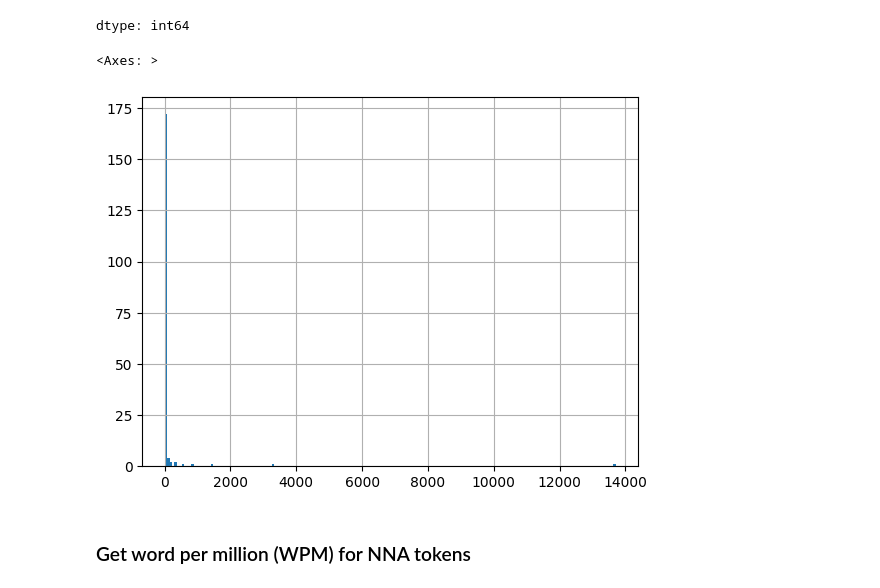
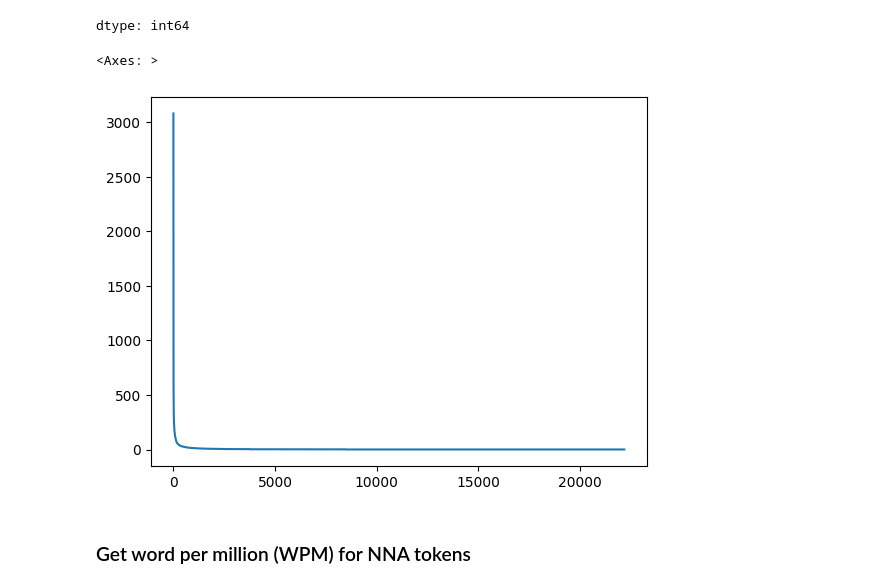
Before and after one commit to NorNakhichevan-Armenian-corpus/script_notebooks, a Jupyter notebook: frequency_analysis.ipynb, the cells around one changed output. Cells and saved outputs as stored; diff of their text form; code cells hidden in the pictures.

```diff
--- a/frequency_analysis.ipynb
+++ b/frequency_analysis.ipynb
@@ -91,11 +94,11 @@ df['count'].value_counts().head(20)
 | 18 | 39 |
 | 20 | 33 |
 dtype: int64
-# %%
-df['count'].value_counts().hist(bins=len(df['count'].value_counts()))
-# %% [output]
-<Axes: >
-[figure, removed]
+# %%
+df['count'].plot()
+# %% [output]
+<Axes: >
+[figure, added]
 # %% [markdown]
 ### Get word per million (WPM) for NNA tokens
 # %%
```
Also changed, not shown: parts of 2 cells of this notebook.
